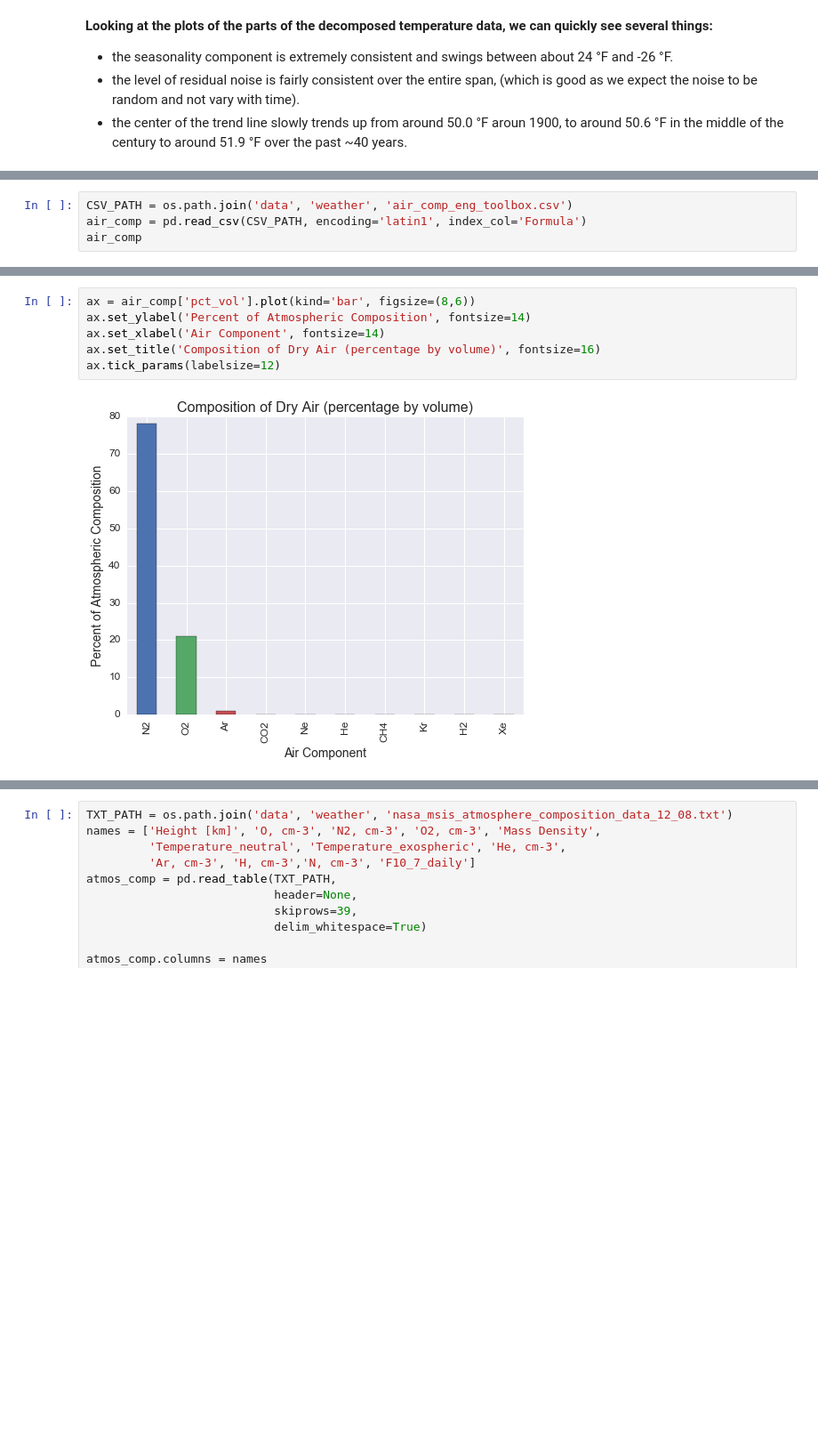
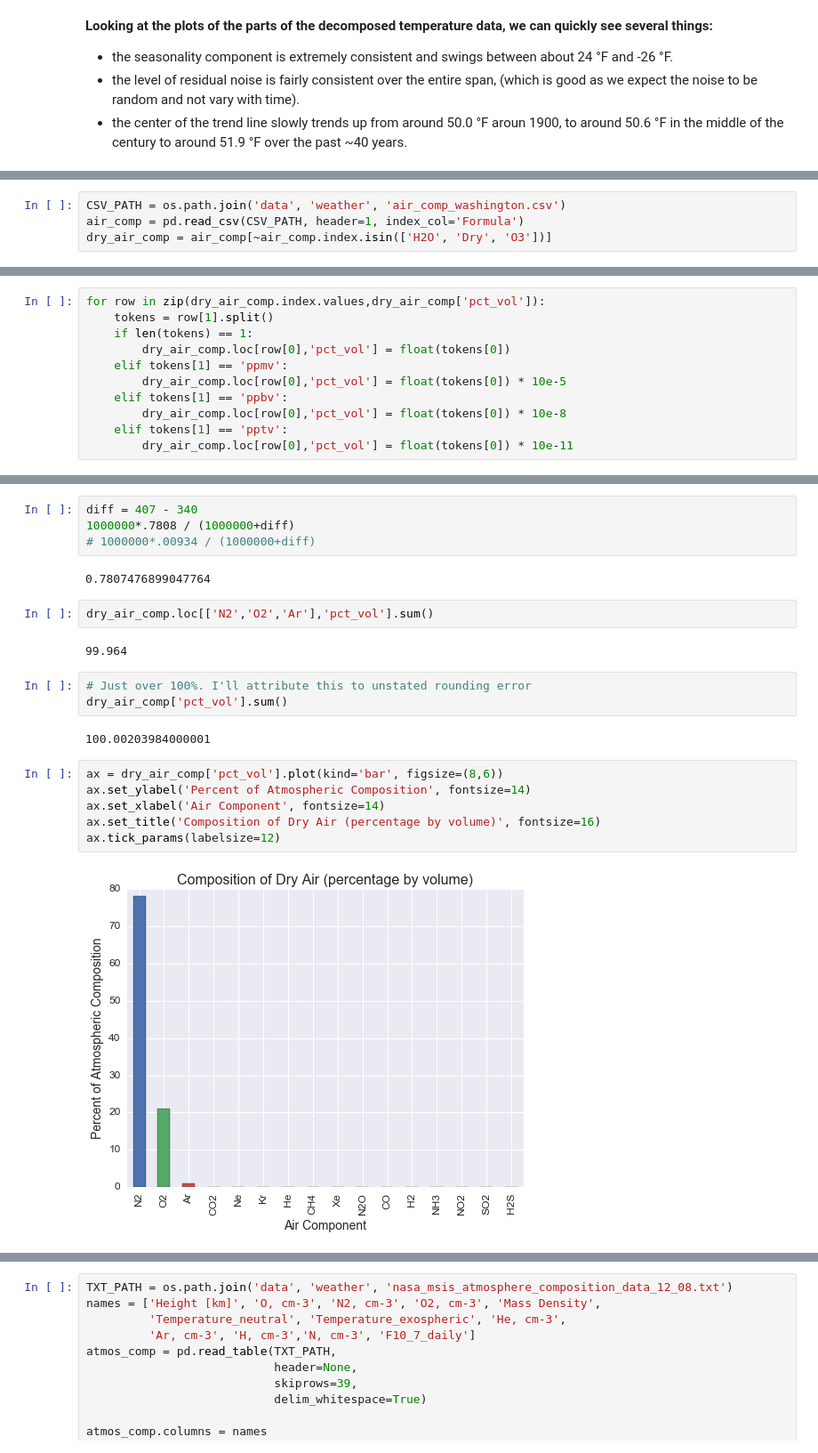
Before and after one commit to MattTriano/personal_site_public, a Jupyter notebook: Climate_Change_and_CO2.ipynb, the cells around one changed output, grey strips where cells are left out. Shown at 89% size. Saved outputs shown, nothing was run; the diff lists cells and outputs as text; blank space fills up the shorter version.

Commit message:
added and formateed a lot of data

```diff
--- a/Climate_Change_and_CO2.ipynb
+++ b/Climate_Change_and_CO2.ipynb
@@ -155,4 +161,4 @@ Also, I should note that we specify **Dry** air composition as the amount of $H_
 # %%
-CSV_PATH = os.path.join('data', 'weather', 'air_comp_eng_toolbox.csv')
-air_comp = pd.read_csv(CSV_PATH, encoding='latin1', index_col='Formula')
-air_comp
+CSV_PATH = os.path.join('data', 'weather', 'air_comp_washington.csv')
+air_comp = pd.read_csv(CSV_PATH, header=1, index_col='Formula')
+dry_air_comp = air_comp[~air_comp.index.isin(['H2O', 'Dry', 'O3'])]
@@ -171,0 +165,11 @@ air_comp
+# %%
+for row in zip(dry_air_comp.index.values,dry_air_comp['pct_vol']):
+    tokens = row[1].split()
+    if len(tokens) == 1:
+        dry_air_comp.loc[row[0],'pct_vol'] = float(tokens[0])
+    elif tokens[1] == 'ppmv':
+        dry_air_comp.loc[row[0],'pct_vol'] = float(tokens[0]) * 10e-5
+    elif tokens[1] == 'ppbv':
+        dry_air_comp.loc[row[0],'pct_vol'] = float(tokens[0]) * 10e-8
+    elif tokens[1] == 'pptv':
+        dry_air_comp.loc[row[0],'pct_vol'] = float(tokens[0]) * 10e-11
@@ -172,8 +205,23 @@ air_comp
+# %%
+diff = 407 - 340
+1000000*.7808 / (1000000+diff)
+# 1000000*.00934 / (1000000+diff)
+# %% [output]
+0.7807476899047764
+# %%
+dry_air_comp.loc[['N2','O2','Ar'],'pct_vol'].sum()
+# %% [output]
+99.964
+# %%
+# Just over 100%. I'll attribute this to unstated rounding error
+dry_air_comp['pct_vol'].sum()
+# %% [output]
+100.00203984000001
 # %%
-ax = air_comp['pct_vol'].plot(kind='bar', figsize=(8,6))
+ax = dry_air_comp['pct_vol'].plot(kind='bar', figsize=(8,6))
 ax.set_ylabel('Percent of Atmospheric Composition', fontsize=14)
 ax.set_xlabel('Air Component', fontsize=14)
 ax.set_title('Composition of Dry Air (percentage by volume)', fontsize=16)
 ax.tick_params(labelsize=12)
 # %% [output]
-[figure, old version]
+[figure, new version]
```
Also changed, not shown: parts of 28 cells of this notebook, 5 other files.
